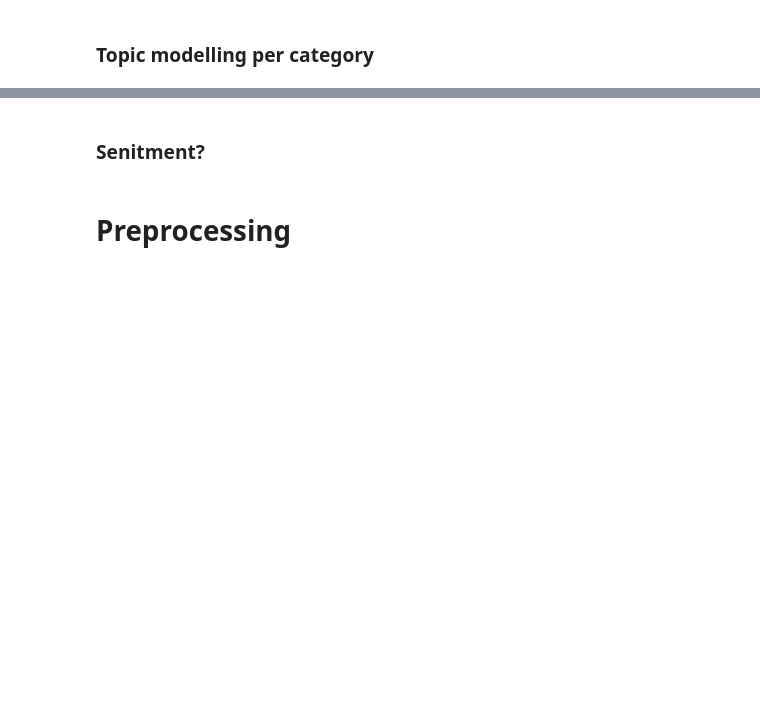
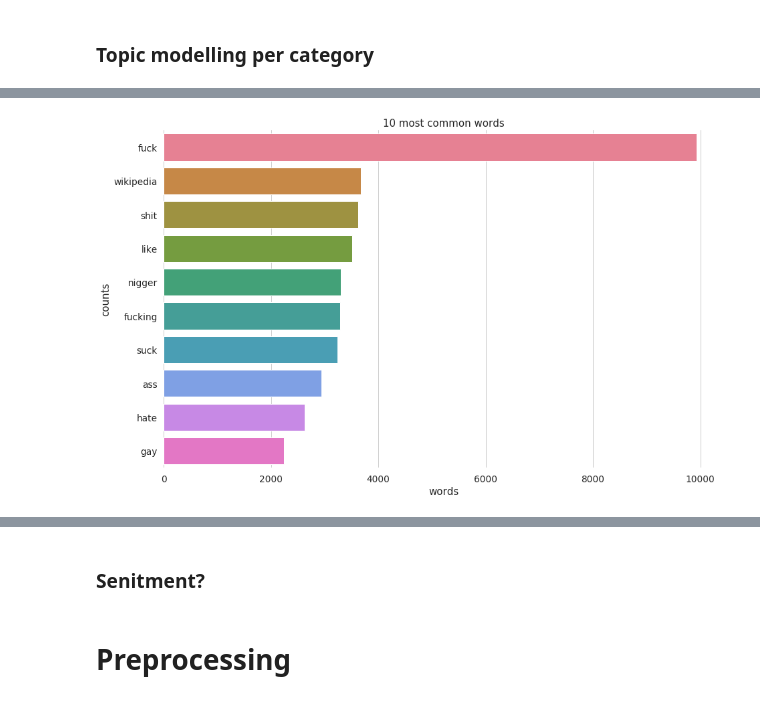
Before and after one commit to blawok/Toxic_Comments_Classification, a Jupyter notebook: toxic_comments.ipynb, the cells around one changed output, grey strips where cells are left out. Cells and saved outputs as stored; diff of their text form; code cells hidden in the pictures; blank space fills up the shorter version.

```diff
--- a/toxic_comments.ipynb
+++ b/toxic_comments.ipynb
@@ -177,0 +216,29 @@ plt.show()
+# %%
+def plot_most_common_words(count_data, count_vectorizer):
+
+    words = count_vectorizer.get_feature_names()
+    total_counts = np.zeros(len(words))
+    for t in count_data:
+        total_counts+=t.toarray()[0]
+
+    count_dict = (zip(words, total_counts))
+    count_dict = sorted(count_dict, key=lambda x:x[1], reverse=True)[0:10]
+    words = [w[0] for w in count_dict]
+    counts = [w[1] for w in count_dict]
+    x_pos = np.arange(len(words))
+
+    plt.figure(2, figsize=(15, 15/1.6180))
+    plt.subplot(title='10 most common words')
+    sns.set_context("notebook", font_scale=1.25, rc={"lines.linewidth": 2.5})
+    sns.barplot(counts, x_pos, palette='husl', orient = 'h')
+    plt.yticks(x_pos, words)
+    plt.xlabel('words')
+    plt.ylabel('counts')
+    sns.despine(left=True, bottom=True)
+    plt.show()
+
+count_vectorizer = CountVectorizer(stop_words='english')
+count_data = count_vectorizer.fit_transform(train[train.toxic == 1].clean_comments)
+plot_10_most_common_words(count_data, count_vectorizer)
+# %% [output]
+[figure, added]
```
Also changed, not shown: parts of 22 cells of this notebook.
